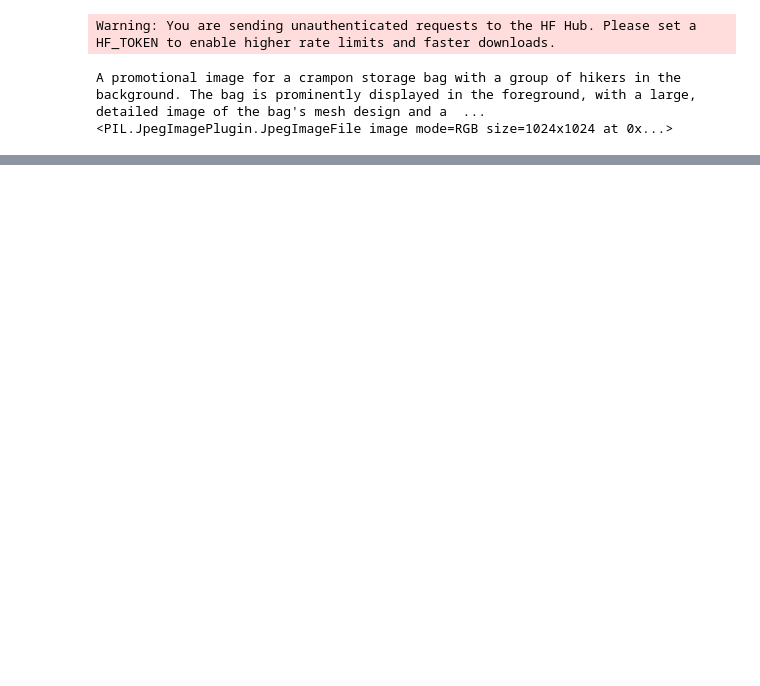
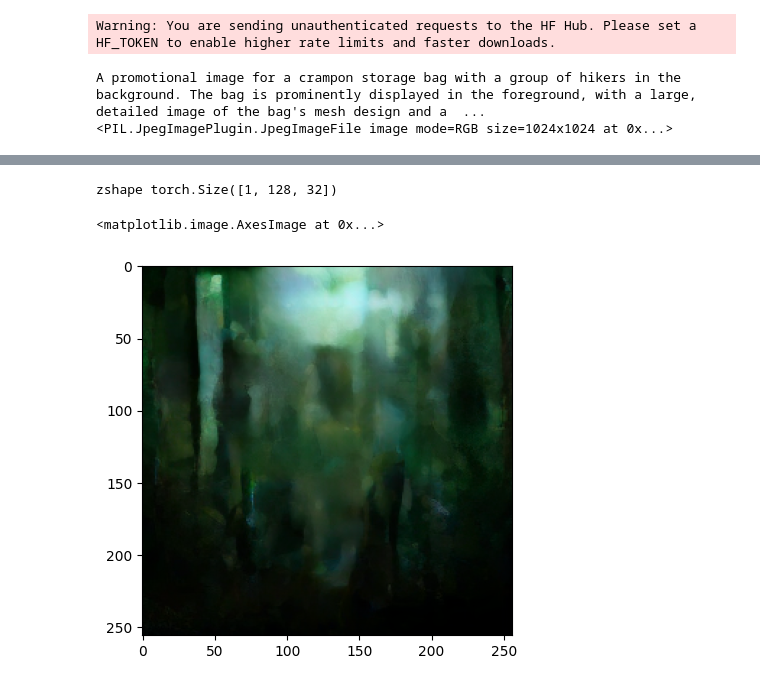
Before and after one commit to flappybird1084/sd-v5, a Jupyter notebook: t2i-v4.ipynb, the cells around one changed output, grey strips where cells are left out. Saved outputs shown, nothing was run; the diff lists cells and outputs as text; code cells hidden in the pictures; blank space fills up the shorter version.

```diff
--- a/t2i-v4.ipynb
+++ b/t2i-v4.ipynb
@@ -77,0 +134,17 @@ AttributeError: 'list' object has no attribute 'shape'
+# %%
+# ONE-TIME: existing tensors.pkl holds CUDA tensors, which forked DataLoader
+# workers can't deserialize. Rewrite it with CPU tensors (runs in main process
+# where CUDA is initialized). Safe to delete this cell after it runs once.
+import os
+convert_to_cpu = True
+
+if convert_to_cpu:
+  src, tmp = "data/tensors.pkl", "data/tensors.cpu.tmp"
+  with open(tmp, "wb") as f:
+    p = pickle.Pickler(f, protocol=pickle.HIGHEST_PROTOCOL)
+    for img, prompt in tqdm(load_stream(src), total=total_entries):
+      p.dump((img.cpu(), prompt.cpu()))
+      p.clear_memo()
+  os.replace(tmp, src)
+  if os.path.exists("data/offsets.pt"):
+    os.remove("data/offsets.pt")   # byte offsets are now stale -> force rebuild
@@ -77,0 +301,26 @@ AttributeError: 'list' object has no attribute 'shape'
+# %%
+model.eval()
+z = torch.randn([1,128,32]).to(device)
+steps=50
+guidance_scale=2
+prompt=(['a dark forest, with tall trees surrounding. photorealistic'])
+prompt_emb = embed_text(prompt)
+null_prompt = embed_text(['null'])
+with torch.no_grad():
+  for i in tqdm(range(steps)):
+    # t = torch.tensor(i/steps).to(device)
+    t = torch.full((z.size(0),1,1), i/steps, device=device)
+    v_null_prompt = model(z, null_prompt, t)
+    v_pred = model(z, prompt_emb,t)
+
+    v_latent = v_null_prompt + guidance_scale*(v_pred-v_null_prompt)
+    z = v_latent*1/steps + z
+
+  print(f"zshape {z.shape}")
+  z = z.reshape(1,4,32,32) / vae.config.scaling_factor
+  image = (vae.decode(z).sample/2 + 0.5).clamp(0,1)
+plt.imshow(image[0].squeeze(0).permute(1,2,0).cpu().detach().numpy())
+# %% [output]
+zshape torch.Size([1, 128, 32])
+<matplotlib.image.AxesImage at 0x...>
+[figure, added]
```
Also changed, not shown: parts of 8 cells of this notebook, 3 other files.
